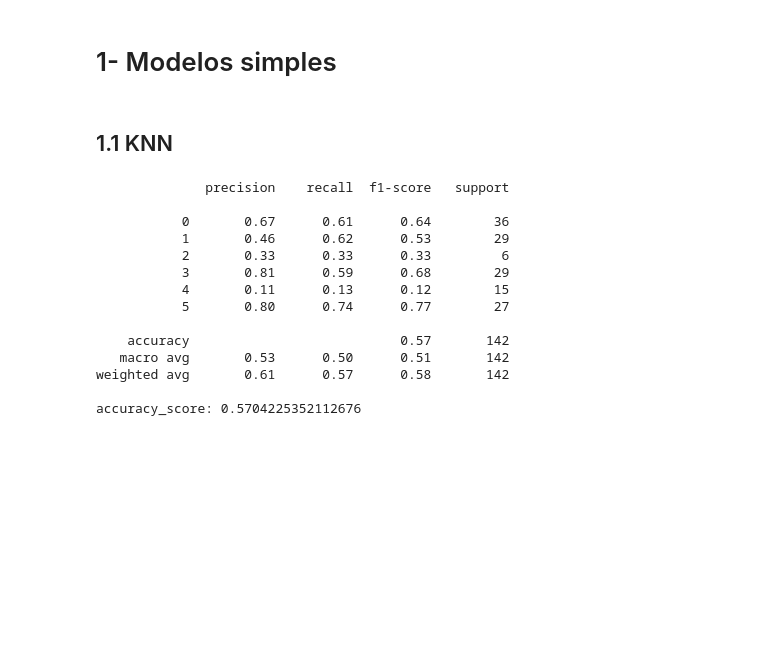
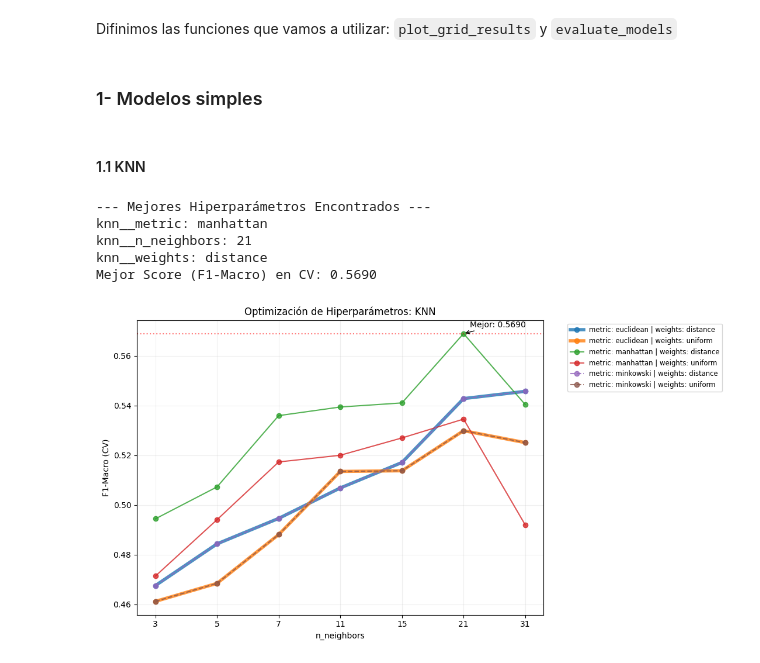
Before and after one commit to MrCordobex/ML-and-DL-final-project, a Jupyter notebook: BloqueA_ML.ipynb, the cells around one changed output. Drawn from its saved outputs; the diff is of its cells as text; code cells hidden in the pictures; blank space fills up the shorter version.

```diff
--- a/BloqueA_ML.ipynb
+++ b/BloqueA_ML.ipynb
@@ -16,0 +27,3 @@ X_train, X_test, y_train, y_test = train_test_split(X, y, test_size=0.2, random_
+# %%
+# Stratify=y asegura que las 6 clases mantengan su proporción en ambos sets
+X_train, X_test, y_train, y_test = train_test_split(X, y, test_size=0.20, random_state=42, stratify=y)
@@ -16,0 +32,5 @@ X_train, X_test, y_train, y_test = train_test_split(X, y, test_size=0.2, random_
+# %%
+target_names = ['ACK', 'BCC', 'MEL', 'NEV', 'SCC', 'SEK']
+cv = StratifiedKFold(n_splits=5, shuffle=True, random_state=42)
+# %% [markdown]
+Difinimos las funciones que vamos a utilizar: `plot_grid_results` y `evaluate_models`
@@ -17,37 +136,37 @@ X_train, X_test, y_train, y_test = train_test_split(X, y, test_size=0.2, random_
 # %% [markdown]
-# 1- Modelos simples
+### 1- Modelos simples
 # %% [markdown]
-## 1.1 KNN
+#### 1.1 KNN
 # %%
-# Escalamos
-scaler = StandardScaler()
-X_train = scaler.fit_transform(X_train)
-X_test = scaler.transform(X_test)
-# Crear modelo
-knn = KNeighborsClassifier(n_neighbors=5)
+# Se define el pipeline para aplicarlo a cada fold y así evitar data leakage
+# El pipeline calcula la media y desviación solo con los 4 folds de entrenamiento y aplica esa transformación al fold de validación
+knn_pipe = Pipeline([
+    ('scaler', StandardScaler()),
+    ('knn', KNeighborsClassifier())
+])
 
-# Entrenar
-knn.fit(X_train, y_train)
+# Diccionario de parámetros extendido
+param_grid_knn = {
+    'knn__n_neighbors': [3, 5, 7, 11, 15, 21, 31],
+    'knn__weights': ['uniform', 'distance'],
+    'knn__metric': ['euclidean', 'manhattan', 'minkowski']
+}
 
-# Predecir
-y_pred = knn.predict(X_test)
+grid_knn = GridSearchCV(knn_pipe,param_grid_knn,cv=cv,scoring='f1_macro',n_jobs=-1)
+grid_knn.fit(X_train, y_train)
 
-# Evaluar
-print(classification_report(y_test, y_pred))
+print("--- Mejores Hiperparámetros Encontrados ---")
+for param, value in grid_knn.best_params_.items():
+    print(f"{param}: {value}")
 
-print("accuracy_score:", accuracy_score(y_test, y_pred))
+print(f"Mejor Score (F1-Macro) en CV: {grid_knn.best_score_:.4f}")
+
+# Visualización
+plot_grid_results(grid_knn,'KNN')
 # %% [output]
-              precision    recall  f1-score   support
-
-           0       0.67      0.61      0.64        36
-           1       0.46      0.62      0.53        29
-           2       0.33      0.33      0.33         6
-           3       0.81      0.59      0.68        29
-           4       0.11      0.13      0.12        15
-           5       0.80      0.74      0.77        27
-
-    accuracy                           0.57       142
-   macro avg       0.53      0.50      0.51       142
-weighted avg       0.61      0.57      0.58       142
-
-accuracy_score: 0.5704225352112676
+--- Mejores Hiperparámetros Encontrados ---
+knn__metric: manhattan
+knn__n_neighbors: 21
+knn__weights: distance
+Mejor Score (F1-Macro) en CV: 0.5690
+[figure, added]
```
Also changed, not shown: parts of 26 cells of this notebook.
